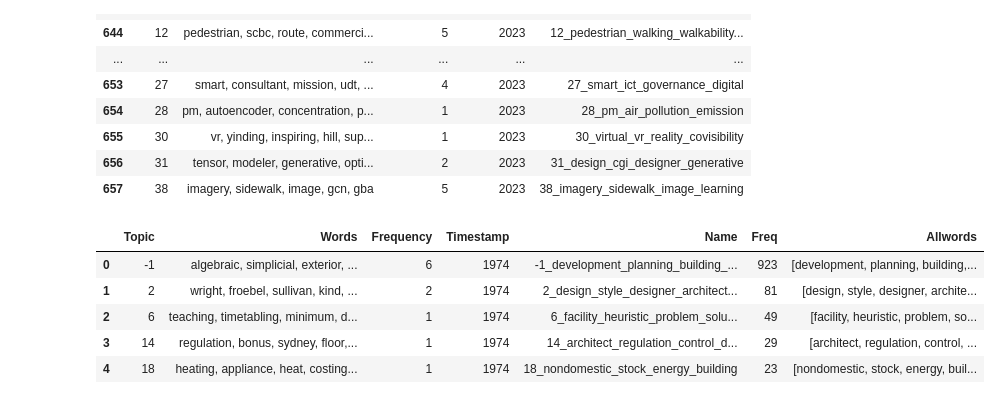
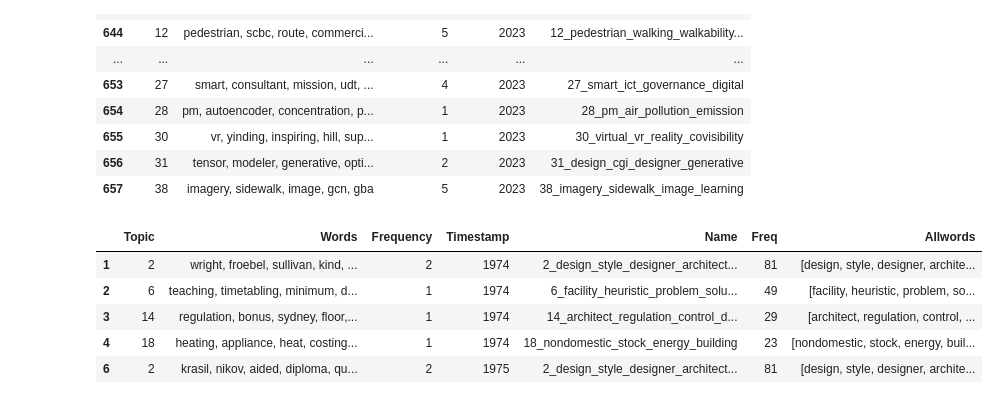
Before and after one commit to njiang8/EPB_editorial, a Jupyter notebook: epb_abs_topicmodel_ana.ipynb, the cells around one changed output. Cells and saved outputs as stored; diff of their text form; code cells hidden in the pictures.

```diff
--- a/epb_abs_topicmodel_ana.ipynb
+++ b/epb_abs_topicmodel_ana.ipynb
@@ -102,11 +103,12 @@ topics_over_time[topics_over_time['Timestamp'] == 2023]
 # %%
 #combine overtime and all topic
 merged_df = topics_over_time.merge(topic_allwords, how='left', on='Topic')
+merged_df = merged_df[merged_df['Topic'] != -1]
 merged_df.head()
 # %% [output]
 |  | Topic | Words | Frequency | Timestamp | Name | Freq | Allwords |
-| 0 | -1 | algebraic, simplicial, exterior, ... | 6 | 1974 | -1_development_planning_building_... | 923 | [development, planning, building,... |
 | 1 | 2 | wright, froebel, sullivan, kind, ... | 2 | 1974 | 2_design_style_designer_architect... | 81 | [design, style, designer, archite... |
 | 2 | 6 | teaching, timetabling, minimum, d... | 1 | 1974 | 6_facility_heuristic_problem_solu... | 49 | [facility, heuristic, problem, so... |
 | 3 | 14 | regulation, bonus, sydney, floor,... | 1 | 1974 | 14_architect_regulation_control_d... | 29 | [architect, regulation, control, ... |
 | 4 | 18 | heating, appliance, heat, costing... | 1 | 1974 | 18_nondomestic_stock_energy_building | 23 | [nondomestic, stock, energy, buil... |
+| 6 | 2 | krasil, nikov, aided, diploma, qu... | 2 | 1975 | 2_design_style_designer_architect... | 81 | [design, style, designer, archite... |
```
Also changed, not shown: parts of 26 cells of this notebook, 1 other file.
